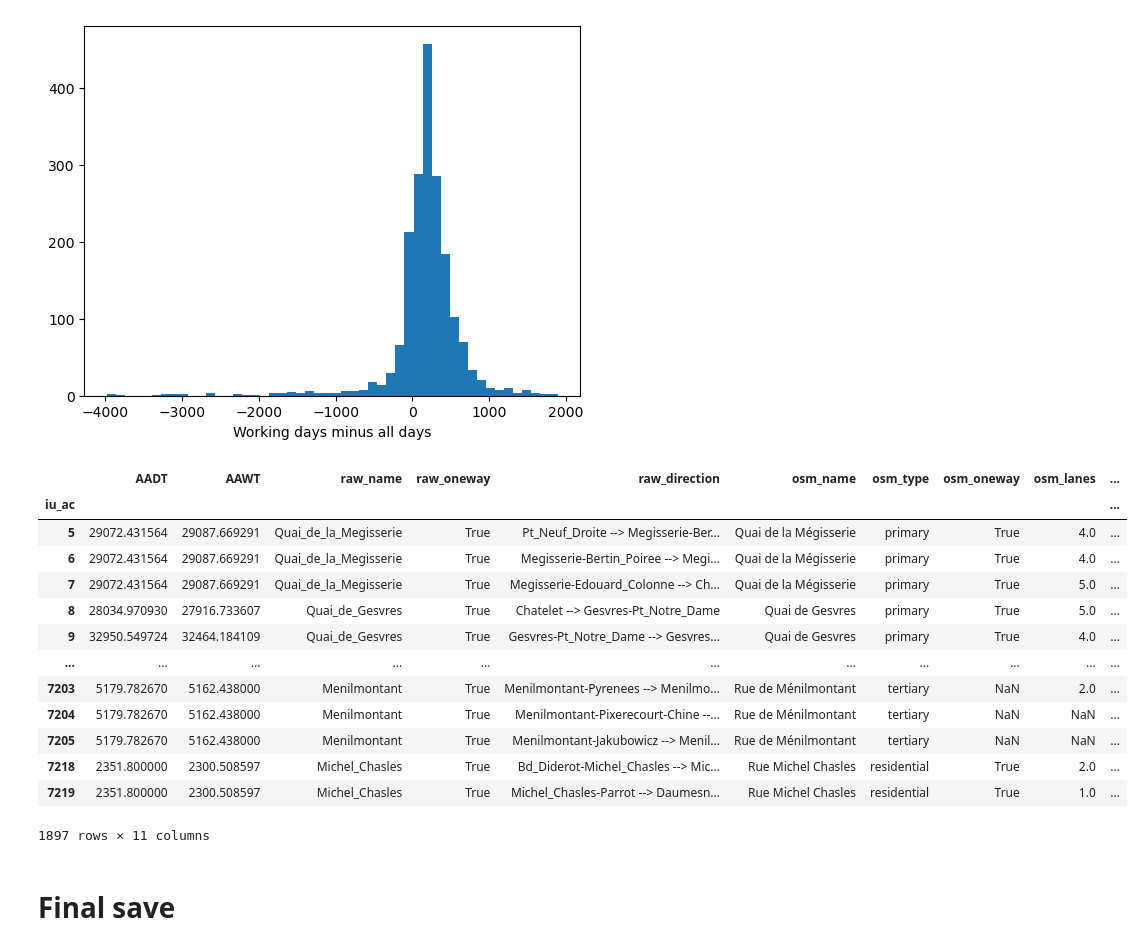
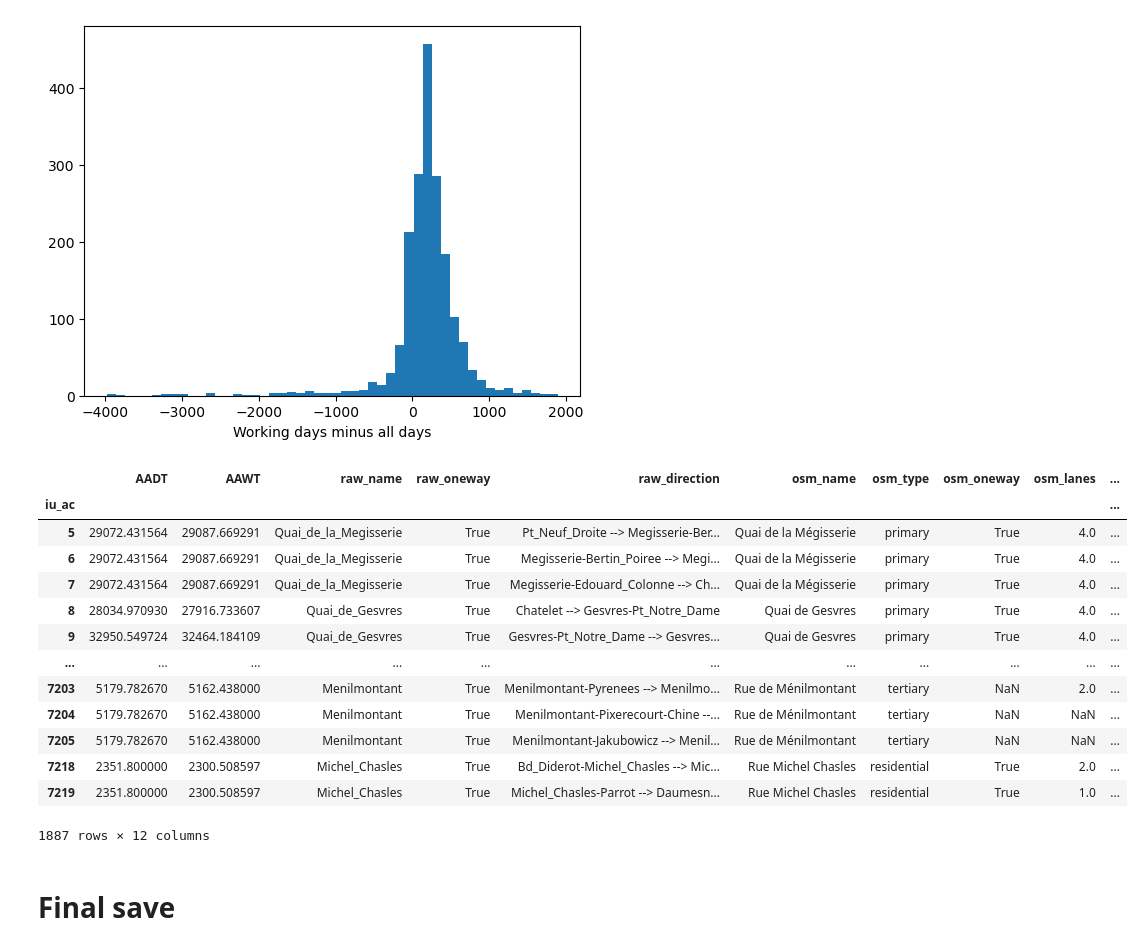
Before and after one commit to XavB64/traffic-volume-data-EU-cities, a Jupyter notebook: France/Paris/paris.ipynb, the cells around one changed output. Saved outputs shown, nothing was run; the diff lists cells and outputs as text; code cells hidden in the pictures.

```diff
--- a/France/Paris/paris.ipynb
+++ b/France/Paris/paris.ipynb
@@ -174,4 +178,4 @@ df.set_index(['iu_ac', 'time'], inplace=True)
 # %%
 from temporal_agg import hourly_to_aadt
 # %%
-df = hourly_to_aadt(df, sensor_id_name='iu_ac', time_name='time', counts_name=['q'])
+df, daily_capture_rate, hourly_capture_rate  = hourly_to_aadt(df, sensor_id_name='iu_ac', time_name='time', counts_name=['q'])
@@ -187,20 +194,20 @@ plt.show()
 # %%
 df = df.join(
     gdf.set_index('iu_ac')[[
-    'libelle', 'raw_oneway', 'raw_direction', 'osm_name', 'osm_type', 'osm_oneway', 'osm_lanes', 'osmid', 'geometry'
+    'libelle', 'raw_oneway', 'raw_direction', 'osm_name', 'osm_type', 'osm_oneway', 'osm_lanes', 'osmid', 'osm_maxspeed', 'geometry'
 ]].rename(columns = {'libelle':'raw_name'}),
     on = 'iu_ac',
     how = 'inner'
 )
 
 df
 # %% [output]
 |  | AADT | AAWT | raw_name | raw_oneway | raw_direction | osm_name | osm_type | osm_oneway | osm_lanes | ... |
 | iu_ac |  |  |  |  |  |  |  |  |  | ... |
 | 5 | 29072.431564 | 29087.669291 | Quai_de_la_Megisserie | True | Pt_Neuf_Droite --> Megisserie-Ber... | Quai de la Mégisserie | primary | True | 4.0 | ... |
 | 6 | 29072.431564 | 29087.669291 | Quai_de_la_Megisserie | True | Megisserie-Bertin_Poiree --> Megi... | Quai de la Mégisserie | primary | True | 4.0 | ... |
-| 7 | 29072.431564 | 29087.669291 | Quai_de_la_Megisserie | True | Megisserie-Edouard_Colonne --> Ch... | Quai de la Mégisserie | primary | True | 5.0 | ... |
-| 8 | 28034.970930 | 27916.733607 | Quai_de_Gesvres | True | Chatelet --> Gesvres-Pt_Notre_Dame | Quai de Gesvres | primary | True | 5.0 | ... |
+| 7 | 29072.431564 | 29087.669291 | Quai_de_la_Megisserie | True | Megisserie-Edouard_Colonne --> Ch... | Quai de la Mégisserie | primary | True | 4.0 | ... |
+| 8 | 28034.970930 | 27916.733607 | Quai_de_Gesvres | True | Chatelet --> Gesvres-Pt_Notre_Dame | Quai de Gesvres | primary | True | 4.0 | ... |
 | 9 | 32950.549724 | 32464.184109 | Quai_de_Gesvres | True | Gesvres-Pt_Notre_Dame --> Gesvres... | Quai de Gesvres | primary | True | 4.0 | ... |
 | ... | ... | ... | ... | ... | ... | ... | ... | ... | ... | ... |
 | 7203 | 5179.782670 | 5162.438000 | Menilmontant | True | Menilmontant-Pyrenees --> Menilmo... | Rue de Ménilmontant | tertiary | NaN | 2.0 | ... |
@@ -208,4 +215,4 @@ df
 | 7205 | 5179.782670 | 5162.438000 | Menilmontant | True | Menilmontant-Jakubowicz --> Menil... | Rue de Ménilmontant | tertiary | NaN | NaN | ... |
 | 7218 | 2351.800000 | 2300.508597 | Michel_Chasles | True | Bd_Diderot-Michel_Chasles --> Mic... | Rue Michel Chasles | residential | True | 2.0 | ... |
 | 7219 | 2351.800000 | 2300.508597 | Michel_Chasles | True | Michel_Chasles-Parrot --> Daumesn... | Rue Michel Chasles | residential | True | 1.0 | ... |
-1897 rows × 11 columns
+1887 rows × 12 columns
```
Also changed, not shown: parts of 8 cells of this notebook, 1 other file.
